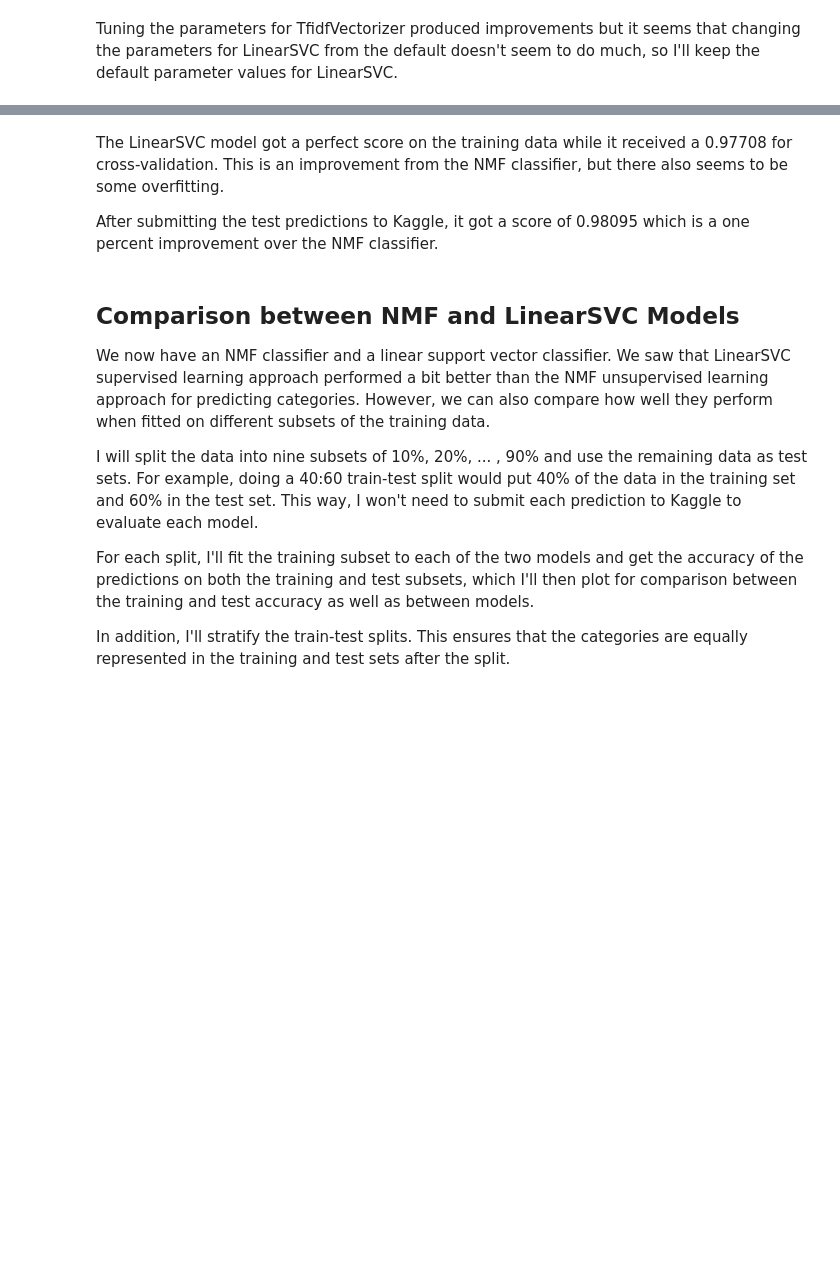
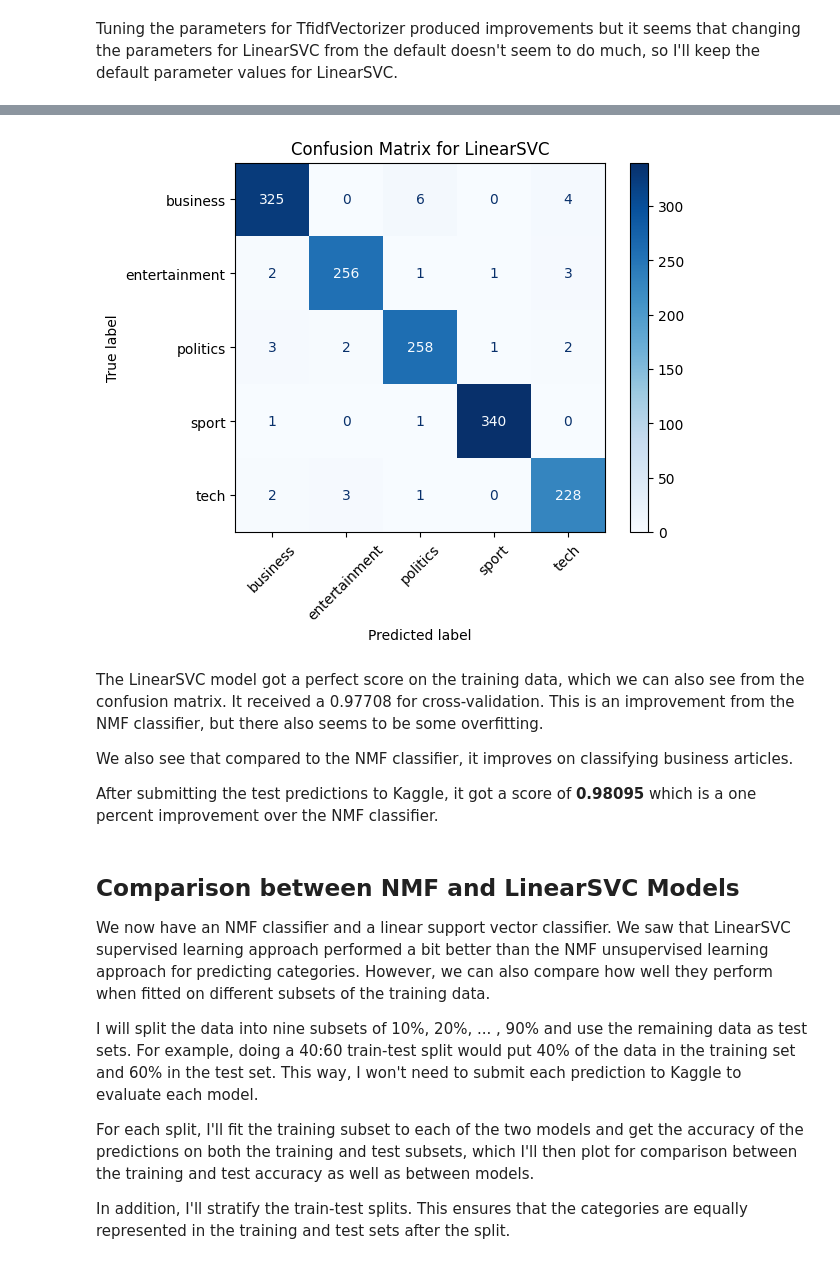
Before and after one commit to isaacjeon/news_classification, a Jupyter notebook: bbc-news-classification-nmf-and-linearsvc.ipynb, the cells around one changed output, grey strips where cells are left out. Saved outputs shown, nothing was run; the diff lists cells and outputs as text; code cells hidden in the pictures; blank space fills up the shorter version.

```diff
--- a/bbc-news-classification-nmf-and-linearsvc.ipynb
+++ b/bbc-news-classification-nmf-and-linearsvc.ipynb
@@ -681,12 +710,20 @@ Cross-Validation Score: 0.9770833333333334
+# %%
+from sklearn.model_selection import cross_val_predict
+y_pred = cross_val_predict(lsvc_mod, X_train_text, y_train, cv=5)
+display_cm(y_train, y_pred, "LinearSVC")
+# %% [output]
+[figure, added]
 # %%
 # Submit predictions for LinearSVC to Kaggle
 predictions = lsvc_mod.predict(X_test_text)
 output = pd.DataFrame({'ArticleId': test_data.ArticleId, 'Category': predictions})
 output.to_csv('submission_lsvc.csv', index=False)
 # %% [markdown]
-The LinearSVC model got a perfect score on the training data while it received a 0.97708 for cross-validation. This is an improvement from the NMF classifier, but there also seems to be some overfitting.
+The LinearSVC model got a perfect score on the training data, which we can also see from the confusion matrix. It received a 0.97708 for cross-validation. This is an improvement from the NMF classifier, but there also seems to be some overfitting.
 
-After submitting the test predictions to Kaggle, it got a score of 0.98095 which is a one percent improvement over the NMF classifier.
+We also see that compared to the NMF classifier, it improves on classifying business articles.
+
+After submitting the test predictions to Kaggle, it got a score of **0.98095** which is a one percent improvement over the NMF classifier.
 # %% [markdown]
 ## Comparison between NMF and LinearSVC Models
 
```
Also changed, not shown: parts of 16 cells of this notebook.
